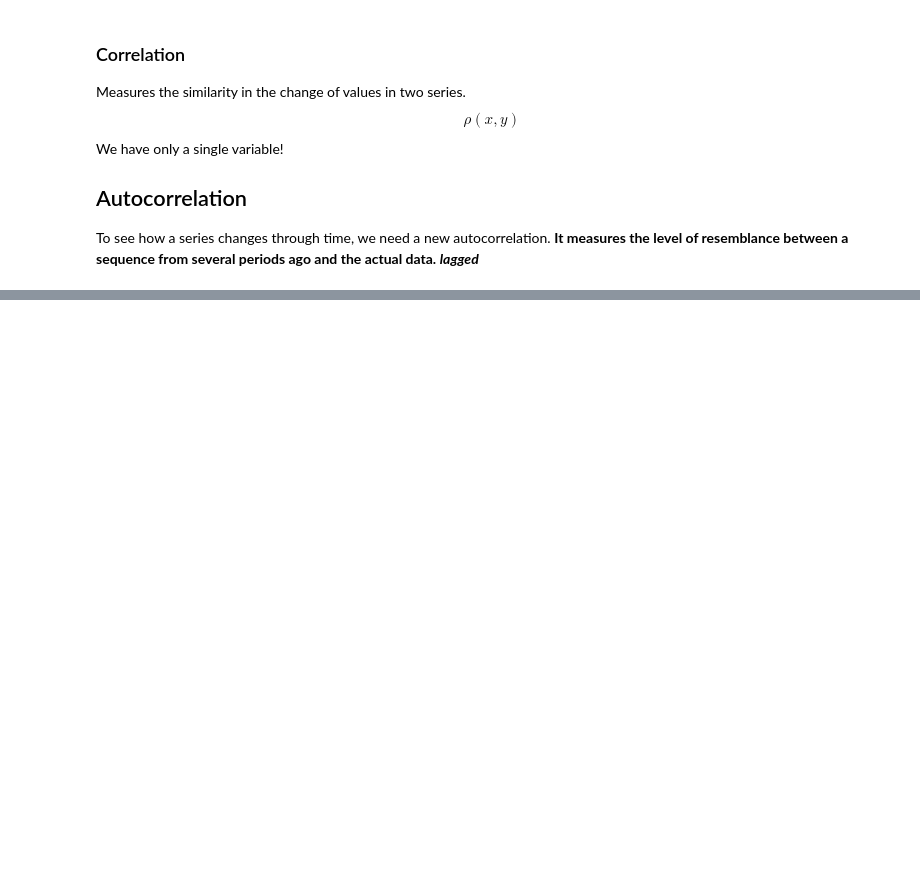
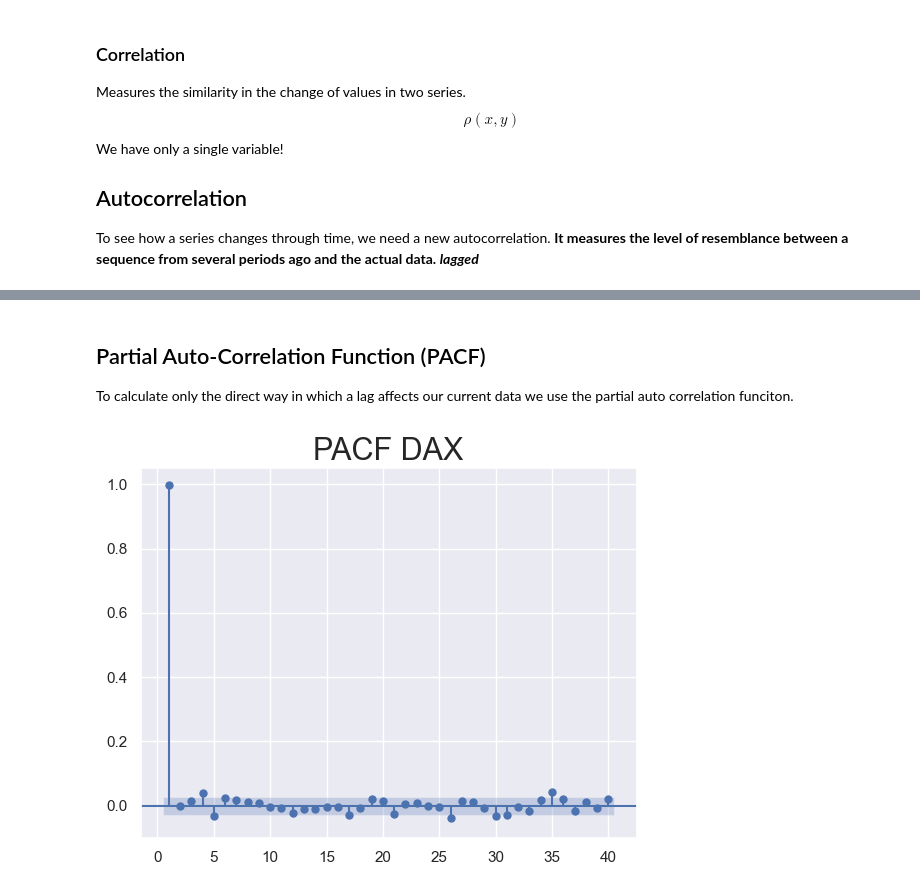
Before and after one commit to neto-riga/DataScience, a Jupyter notebook: analysis/365_analysis/TimeSeries/3_white_noise.ipynb, the cells around one changed output, grey strips where cells are left out. Cells and saved outputs as stored; diff of their text form; code cells hidden in the pictures; blank space fills up the shorter version.

```diff
--- a/analysis/365_analysis/TimeSeries/3_white_noise.ipynb
+++ b/analysis/365_analysis/TimeSeries/3_white_noise.ipynb
@@ -298,0 +348,10 @@ To see how a series changes through time, we need a new autocorrelation.
+# %% [markdown]
+## Partial Auto-Correlation Function (PACF) <a class="anchor" id="pacf"></a>
+To calculate only the direct way in which a lag affects our current data we use the partial auto correlation funciton.
+# %%
+sgt.plot_pacf(df_train['dax'], lags=40, zero=False, method='ols')
+plt.title('PACF DAX', size=22)
+plt.ylim((-0.1,1.05))
+plt.show()
+# %% [output]
+[figure, added]
```
Also changed, not shown: parts of 20 cells of this notebook, 1 other file.
